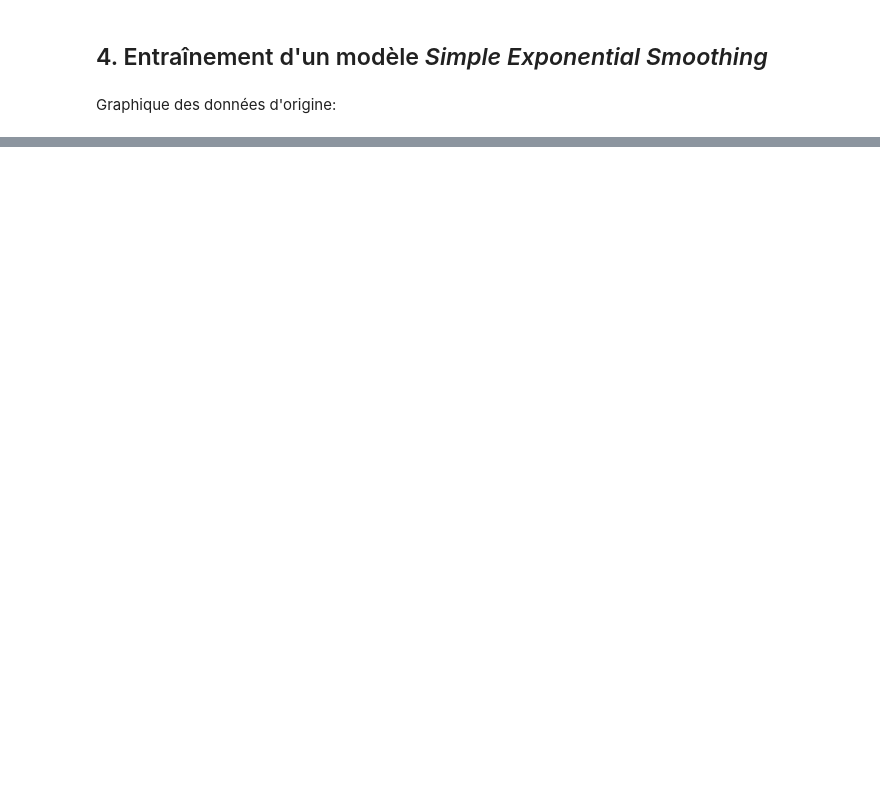
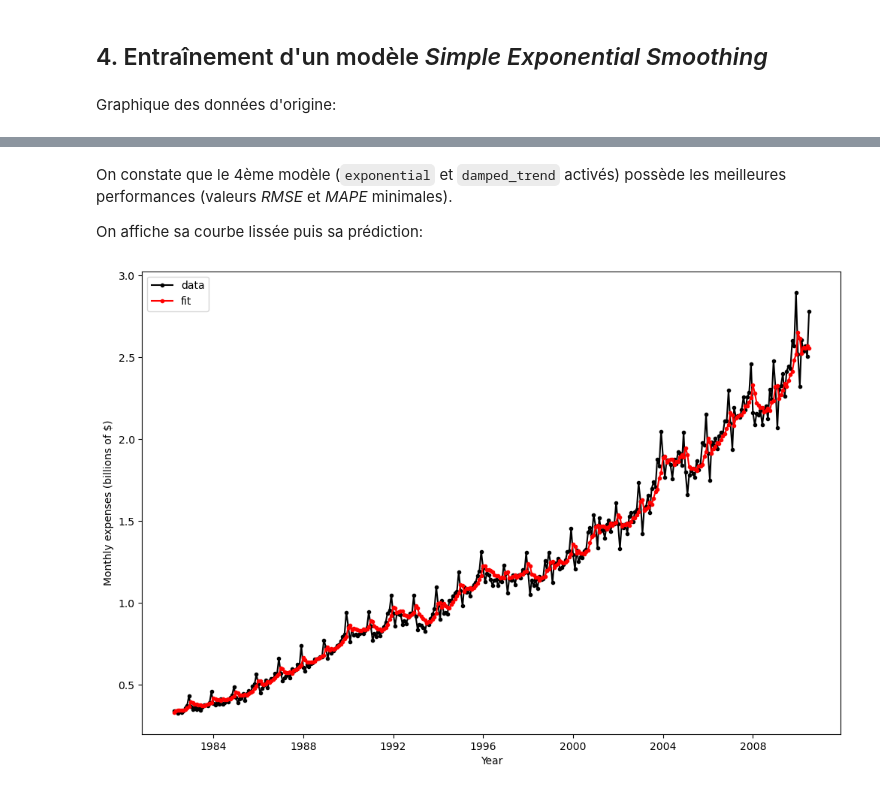
Before and after one commit to HUART1848/PCD_L8, a Jupyter notebook: PCD-Labo8-ExpSmoothing-FerchichiHuart.ipynb, the cells around one changed output, grey strips where cells are left out. Cells and saved outputs as stored; diff of their text form; code cells hidden in the pictures; blank space fills up the shorter version.

```diff
--- a/PCD-Labo8-ExpSmoothing-FerchichiHuart.ipynb
+++ b/PCD-Labo8-ExpSmoothing-FerchichiHuart.ipynb
@@ -44,0 +88,5 @@ plot_fit(fit1, train)
+# %%
+fit1 = Holt(train, initialization_method="estimated", exponential=False, damped_trend=False).fit()
+fit2 = Holt(train, initialization_method="estimated", exponential=True, damped_trend=False).fit()
+fit3 = Holt(train, initialization_method="estimated", exponential=False, damped_trend=True).fit()
+fit4 = Holt(train, initialization_method="estimated", exponential=True, damped_trend=True).fit()
@@ -44,0 +126,8 @@ plot_fit(fit1, train)
+# %% [markdown]
+On constate que le 4ème modèle (`exponential` et `damped_trend` activés) possède les meilleures performances (valeurs _RMSE_ et _MAPE_ minimales).
+
+On affiche sa courbe lissée puis sa prédiction:
+# %%
+plot_fit(train, fit4.fittedvalues)
+# %% [output]
+[figure, added]
```
Also changed, not shown: parts of 25 cells of this notebook.
